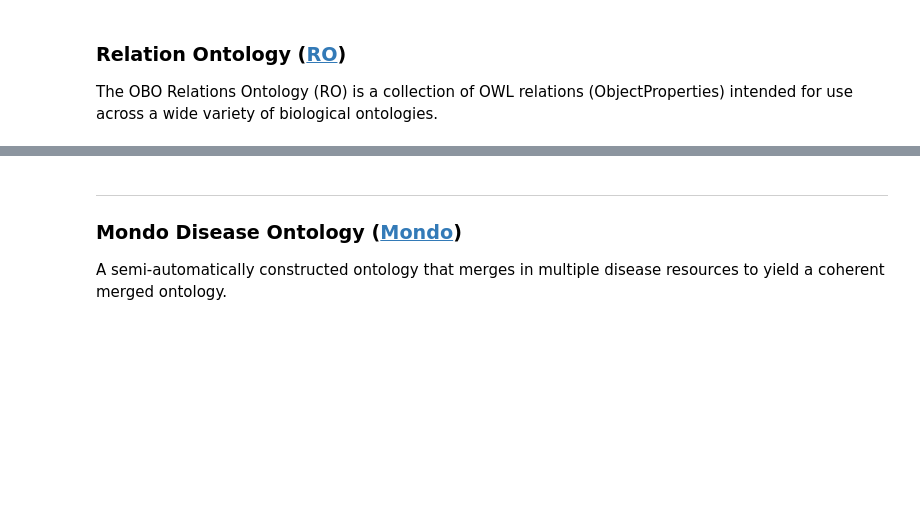
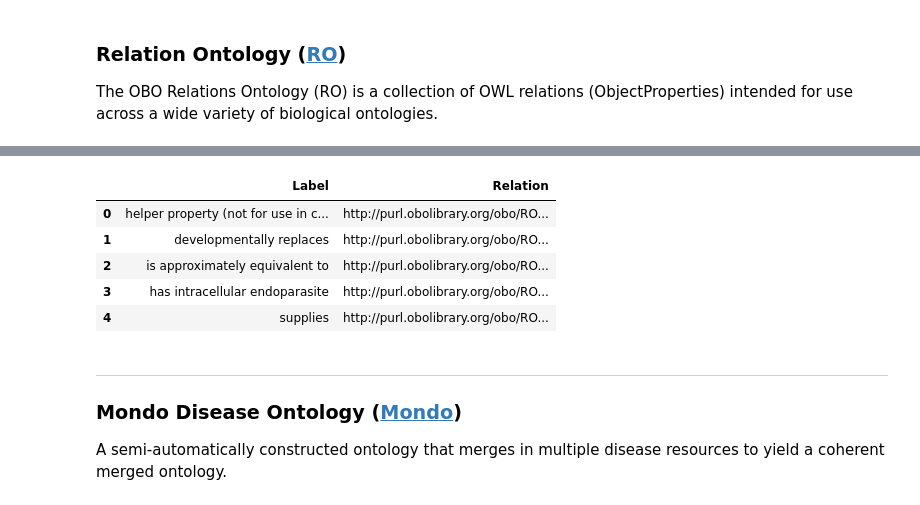
Before and after one commit to emanuelecavalleri/testRNA-KG, a Jupyter notebook: notebooks/RNA-KG_Preparation.ipynb, the cells around one changed output, grey strips where cells are left out. Drawn from its saved outputs; the diff is of its cells as text; code cells hidden in the pictures; blank space fills up the shorter version.

```diff
--- a/notebooks/RNA-KG_Preparation.ipynb
+++ b/notebooks/RNA-KG_Preparation.ipynb
@@ -118,10 +106,16 @@ if not os.path.exists(ontology_data_location + 'ro_with_imports.owl'):
 # %%
-# Relations labels are already provided by PKL ecosystem
+# Relations labels are already provided by PKT ecosystem
 download('RELATIONS_LABELS.txt', '../resources/relations_data/')
 download('INVERSE_RELATIONS.txt', '../resources/relations_data/')
 
 # Load data, print row count, and preview it
 ro_data_label = pandas.read_csv('../resources/relations_data/'+'RELATIONS_LABELS.txt', header=0, delimiter='\t')
 
+# We also specify symmetric relations (e.g., RO_0002434 inverseOf RO_0002434)
+symmetric_relation = pd.DataFrame({'Relation': 'RO_0002434', 'Inverse_Relation': 'RO_0002434'}, index=[0])
+ro_data_inv = pandas.read_csv('../resources/relations_data/'+'INVERSE_RELATIONS.txt', header=0, delimiter='\t')
+ro_data_inv = pd.concat([ro_data_inv, symmetric_relation], ignore_index=True)
+
 print('There are {edge_count} RO Relations and Labels'.format(edge_count=len(ro_data_label)))
 ro_data_label.head(n=5)
+# %% [output]
@@ -128,3 +125,9 @@ ro_data_label.head(n=5)
+|  | Label | Relation |
+| 0 | helper property (not for use in c... | http://purl.obolibrary.org/obo/RO... |
+| 1 | developmentally replaces | http://purl.obolibrary.org/obo/RO... |
+| 2 | is approximately equivalent to | http://purl.obolibrary.org/obo/RO... |
+| 3 | has intracellular endoparasite | http://purl.obolibrary.org/obo/RO... |
+| 4 | supplies | http://purl.obolibrary.org/obo/RO... |
 # %% [markdown]
 ***
 ### Mondo Disease Ontology ([Mondo](https://www.ebi.ac.uk/ols/ontologies/ro))
```
Also changed, not shown: parts of 36 cells of this notebook.
